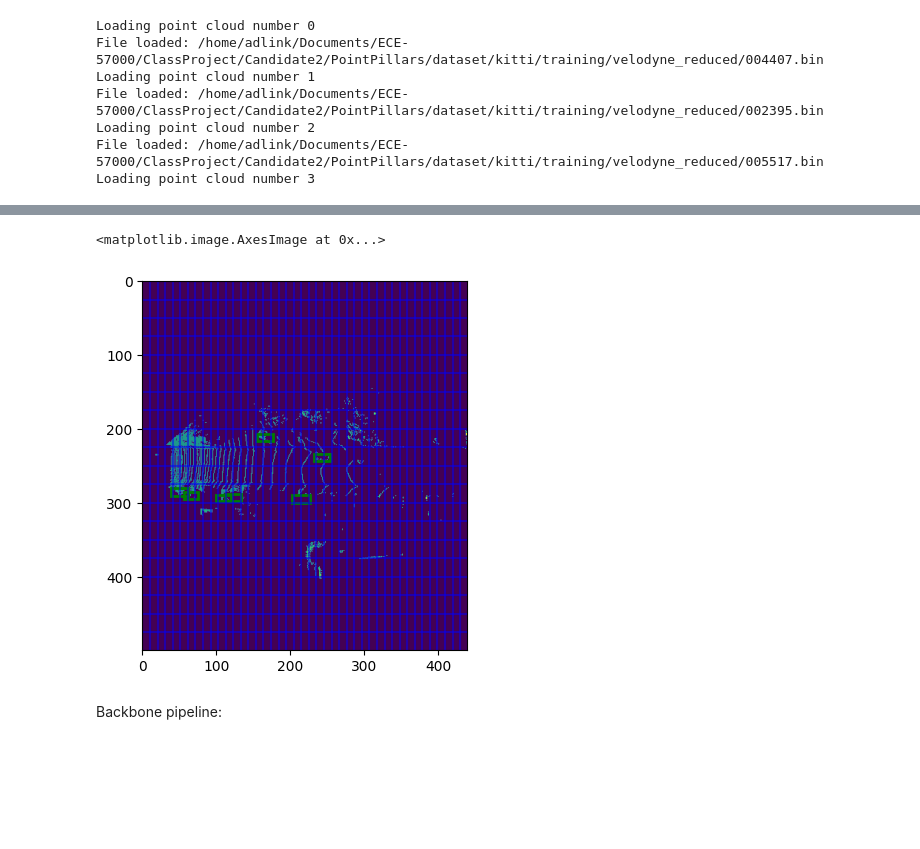
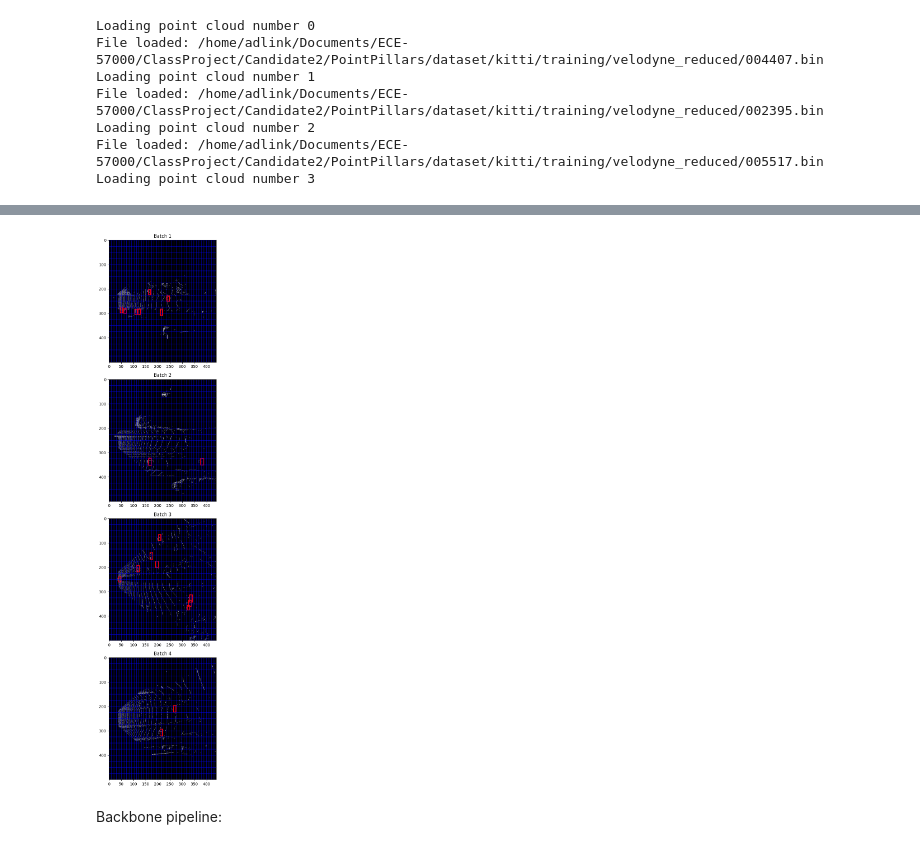
Before and after one commit to YouBotica/PointPillars, a Jupyter notebook: Implementation/PointPillarsNotebook.ipynb, the cells around one changed output, grey strips where cells are left out. Drawn from its saved outputs; the diff is of its cells as text; code cells hidden in the pictures; blank space fills up the shorter version.

Commit message:
Anchors and targets can be visualized, batch-friendly, better structured code

```diff
--- a/Implementation/PointPillarsNotebook.ipynb
+++ b/Implementation/PointPillarsNotebook.ipynb
@@ -80,6 +108,7 @@ Batch data:
 # %%
 # IMPORTANT: Set to CPU for pillarization otherwise, expect GPU memory to overflow
 device =  torch.device('cpu')
+
 
 # Create a collate function to handle variable-sized labels:
 def collate_batch(batch):
@@ -91,21 +120,6 @@ def collate_batch(batch):
 
     return point_clouds, normalized_annotations
 
-'''def collate_batch(batch):
-    point_clouds, annotations = zip(*batch)
-
-    # Convert lists of point clouds and annotations into tensors
-    point_clouds = torch.stack(point_clouds, dim=0)
-
-    # Padding for variable-sized labels:
-    max_annotations = max(len(a['Car']) for a in annotations)
-    padded_annotations = []
-    for a in annotations:
-        # Pad each annotation to have max_annotations entries
-        car_annotations = a['Car'] + [{}] * (max_annotations - len(a['Car']))
-        padded_annotations.append({'Car': car_annotations})
-
-    return point_clouds, padded_annotations'''
 
 
 # Create the dataset and DataLoader
@@ -117,7 +131,7 @@ train_loader = DataLoader(dataset, batch_size=4, shuffle=False, collate_fn=colla
 
 
 # Iterate through batches:
-for batch_idx, (pseudo_image, batched_labels) in enumerate(train_loader):
+for batch_idx, (pseudo_images, batched_labels) in enumerate(train_loader):
     break # TODO: Erase this and pass the entire dataset
 # %% [output]
 File loaded: /home/adlink/Documents/ECE-57000/ClassProject/Candidate2/PointPillars/dataset/kitti/training/velodyne_reduced/006066.bin
@@ -139,48 +145,20 @@ torch.Size([500, 440])
-# %%
-pseudo_image.size()
-# Sum over channels for the original features
-pseudo_image_raw = torch.sum(pseudo_image[0, :, :, :], dim=0).detach()#.numpy()
-#plt.imshow(pseudo_image_raw, cmap='gray')
-#plt.title('Features Summed Over Channels')
-
-# TODO: Plot labels on pseudo-image:
-
-'''orig_x, orig_y, orig_z, orig_h, orig_w, orig_l, orig_ry,
-norm_x, norm_y, norm_z, norm_h, norm_w, norm_l, orig_ry  # Note: rotation_y remains the same'''
-
-fig, ax = plt.subplots()
-
-labels = batched_labels[0] # FIXME: This is just the first element of the batch
-
-
-# TODO: Generate anchor objects and anchor grids:
-anchors_list = []
-for anchor_tensor in mapped_anchors: # NOTE: This is regardless of the batch, it is for all the training and testing
-    anchor = Anchor(anchor_tensor[1], anchor_tensor[0])
-    anchor.create_anchor_grid(pseudo_image)
-    anchors_list.append(anchor)
-
-for gt in labels:
-    x_lims = (0.0, pseudo_image.size()[-1])
-    y_lims = (0.0, pseudo_image.size()[-2])
-    x_anchor = gt[7] - gt[12]/2
-    y_anchor = gt[8] - gt[11]/2
-    height = gt[11]
-    width = gt[12]
-    # (self, x_lims: tuple, y_lims: tuple, x_anchor: float, y_anchor: float, height: float, width: float)
-    box = Box2D(x_lims, y_lims, x_anchor, y_anchor, height, width)
-    ax.add_patch(box.create_marker(color='g'))
-
-for x in anchors_list[0].grid_x: #FIXME: Hardcoded anchor and uncomment to visualize anchor grids
-    ax.axvline(x=x, color='b', alpha=0.5)
-
-for y in anchors_list[0].grid_y: # FIXME: Hardcoded anchor
-    ax.axhline(y=y, color='b', alpha=0.5)
-
-ax.imshow(pseudo_image_raw) # Plot batched_image here
-# %% [output]
-<matplotlib.image.AxesImage at 0x...>
-[figure, removed]
+# %%
+
+box_attributes_idx = {
+    'orig_ry': 6,
+    'norm_x': 7,
+    'norm_y': 8,
+    'norm_z': 9,
+    'norm_h': 10,
+    'norm_w': 11,
+    'norm_l': 12,
+}
+
+gt_boxes_tensor = create_boxes_tensor(batched_labels, attributes_idx)
+visualize_batch_bounding_boxes(feature_maps=pseudo_images, boxes_tensor=gt_boxes_tensor,
+                               attributes_idx=attributes_idx, visz_anchor=True, anchor=anchors_list[0])
+# %% [output]
+[figure, added]
 # %%
 # After pillarization and batching, we can start using the GPU:
 device = 'cuda' if torch.cuda.is_available() else 'cpu'
```
Also changed, not shown: parts of 14 cells of this notebook, 4 other files.
